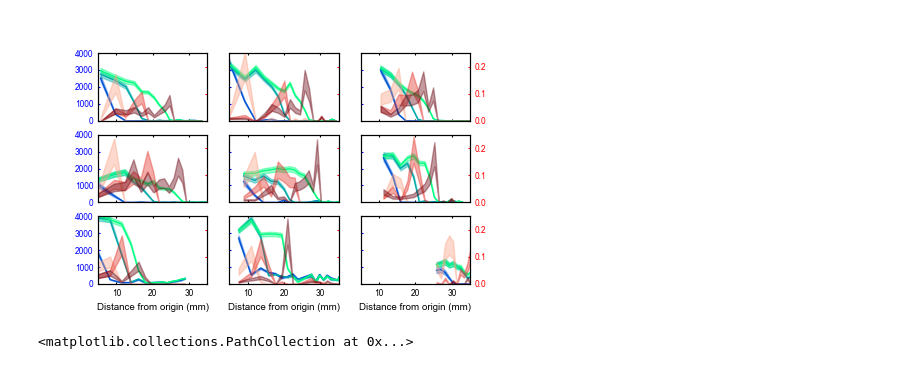
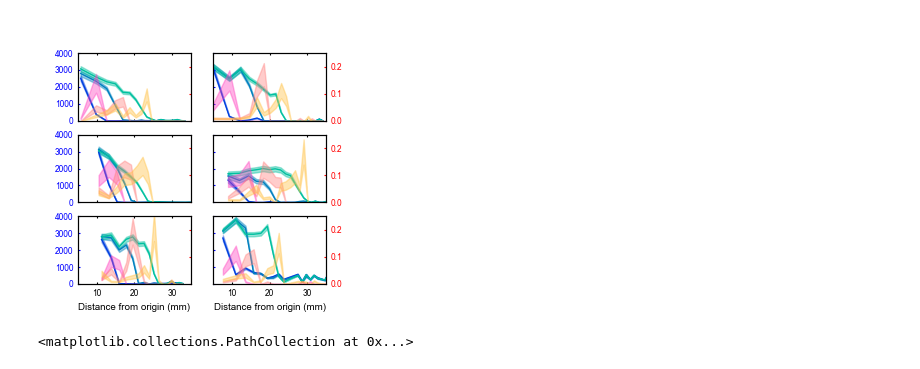
Before and after one commit to Cocopyth/local_amf, a Jupyter notebook: data/Figures_paper/Final_figure/FigureS2_C2.ipynb, the cells around one changed output. Drawn from its saved outputs; the diff is of its cells as text; code cells hidden in the pictures.

```diff
--- a/data/Figures_paper/Final_figure/FigureS2_C2.ipynb
+++ b/data/Figures_paper/Final_figure/FigureS2_C2.ipynb
@@ -52,8 +59,6 @@ width = 1.6
 height = 1
 # folders, time_hypha_info = get_time_hypha_info_from_analysis(analysis_folders,use_saved=False)
 # folders,global_hypha_info = get_global_hypha_info_from_analysis(analysis_folders,use_saved=False)
-# %%
-path_figure = r"C:\Users\coren\AMOLF-SHIMIZU Dropbox\HFSP_symbiotic-networks\Article_TravellingWave\FigureS2"
 # %%
 Css = {}
 lambss = {}
@@ -79,40 +84,25 @@ timestep2 = {59 : 30,69 : 30}
 timestep = {**timestep, **timestep2}
 # %%
 shifts = {int(plate.split('_')[0]) : 0 for plate in plates}
-shifts = {1014: 30,
-          1023: 25,
-          1042: 25,
-          1045: 25,
-          1048: 25,
-          1053: 20,
-          127: 50,
-          130: 30,
-          800: 20}
+shifts = {1014: 15,
+          1023: 10,
+          1042: 10,
+          1045: 10,
+          1048: 15,
+          1053: 10,
+          127: 10,
+          130: 15,
+          800: 10}
 # %%
 cmap2 = mpl.cm.get_cmap("spring")
 cmap = mpl.cm.get_cmap("winter")
-# plates = [
-#     "52_20220707",
-#     "56_20220701",
-#     "59_20201126",
-#     "69_20201119",
-#     # "76_20210108",
-#     "81_20220704",
-#     "84_20220621",
-#     "94_20201123",
-#     "102_20201226",
-#     "152_20201224",
-#     "792_20210915",
-#     "1076_20220511",
-#     "941_20220404"
-# ]
 suffix = ""
 suffix = "-new"
 max_indexes = {int(plate.split('_')[0]) : 20 for plate in plates}
-ncols =3
+ncols =2
 fig,axs = gridplot(len(plates),ncols = ncols,subh = height,subw = width,sharex=True,sharey=True)
-cmap1 = mpl.cm.get_cmap("summer")
-cmap2 = mpl.cm.get_cmap("Reds")
+# cmap1 = mpl.cm.get_cmap("summer")
+# cmap2 = mpl.cm.get_cmap("Reds")
 for j,ax in enumerate(axs):
     if j<len(plates):
         ax2 = ax.twinx()
@@ -136,13 +126,22 @@ for j,ax in enumerate(axs):
         popt_f,r_squared_dens,popt_f2,r_squared_tips =get_wave_fit(time_plate_info,plate,timesteps,max_indexes,lamb = -1,C =1000)
         t0 = max(0,popt_f[-1]/popt_f[0])
         shift = shifts[plate]
-        timesteps = table.loc[table['time_since_begin_h'].between(t0+shift,t0+shift+100)]['timestep']
-        indexes = range(0,len(timesteps),len(timesteps)//3)
-        indexes = list(indexes)[:3]
-        timesteps = timesteps.iloc[indexes]
-        lines = []
-        markers = ['o','v','s']
-        for i,t in enumerate(timesteps):
+        i0 = shift
+        timesteps_select = []
+        for delta in [0,30,60]:
+            target_value = table["time_since_begin"].iloc[i0] + timedelta(hours=delta)
+            differences = abs(table["time_since_begin"] - target_value)
+            closest_index = differences.idxmin()
+            closest_row = table.loc[closest_index]
+            print(differences[closest_index])
+            timesteps_select.append(closest_row["timestep"])
+        # timesteps = table.loc[table['time_since_begin_h'].between(t0+shift,t0+shift+100)]['timestep']
+        # indexes = range(0,len(timesteps),len(timesteps)//3)
+        # indexes = list(indexes)[:3]
+        # timesteps = timesteps.iloc[indexes]
+        # lines = []
+        # markers = ['o','v','s']
+        for i,t in enumerate(timesteps_select):
      #     ax.set_yscale("log")
 
             maxL = np.sqrt(1900)
@@ -169,11 +168,11 @@ for j,ax in enumerate(axs):
             Y = yvalues
             line = {"type" : "data hypha density","x" : np.sqrt((xvalues**2+table["area_sep_comp"][0])/(np.pi/2)),"y" : yvalues,"time_h":table["time_since_begin"][t]/1e6}
             lines.append(line)
-            scat1 = ax.plot(np.sqrt((xvalues**2+table["area_sep_comp"][0])/(np.pi/2)), yvalues,color=cmap((i+1)/len(timesteps)),label=f't={int(table["time_since_begin"][t]/pd.Timedelta(days=1))} days')
+            scat1 = ax.plot(np.sqrt((xvalues**2+table["area_sep_comp"][0])/(np.pi/2)), yvalues,color=cmap((i+1)/4),label=f't={int(table["time_since_begin"][t]/pd.Timedelta(days=1))} days')
             table = table.sort_values('area_sep_comp')
             xs, ys  = np.sqrt((xvalues**2+table["area_sep_comp"][0])/(np.pi/2)), yvalues
             err = 0*ys + 160*ys/np.max(ys)
-            ax.fill_between(xs, ys-err, ys+err,color=cmap((i+1)/len(timesteps)),alpha = 0.4)
+            ax.fill_between(xs, ys-err, ys+err,color=cmap((i+1)/4),alpha = 0.4)
             # draw_error_band(ax, xs, ys,err,color=cmap((len(timesteps)-i)/len(timesteps)),alpha = 0.6)
             #     ellipses = [Ellipse((x,ys[j]), 0.5, np.std(ys)*ys[j]/2000, facecolor=cmap((len(timesteps)-i)/len(timesteps)), edgecolor="white") for j,x in enumerate(xs)]
 
@@ -211,7 +210,7 @@ for j,ax in enumerate(axs):
             err = abs(ys)/4
 
             # err = 0*ys + 80
-            ax2.fill_between(xs, ys-err, ys+err,color=cmap2((i+1)/len(timesteps)),alpha = 0.4)
+            ax2.fill_between(xs, ys-err, ys+err,color=cmap2((i+1)/4),alpha = 0.4)
         #     ellipses = [Ellipse((x,ys[j]), 0.5, np.std(ys)*ys[j]/0.10, facecolor=cmap2((len(timesteps)-i)/len(timesteps)), edgecolor="white") for j,x in enumerate(xs)]
 
         #     for ellipse in ellipses:
@@ -244,4 +261,4 @@ plt.savefig(os.path.join(path_figure,'FigureS2B_C2.pdf'), transparent=True, bbox
-[figure, old version]
+[figure, new version]
 # %%
 suffix = "-new"
 # suffix = ""
```
Also changed, not shown: parts of 8 cells of this notebook, 9 other files.
